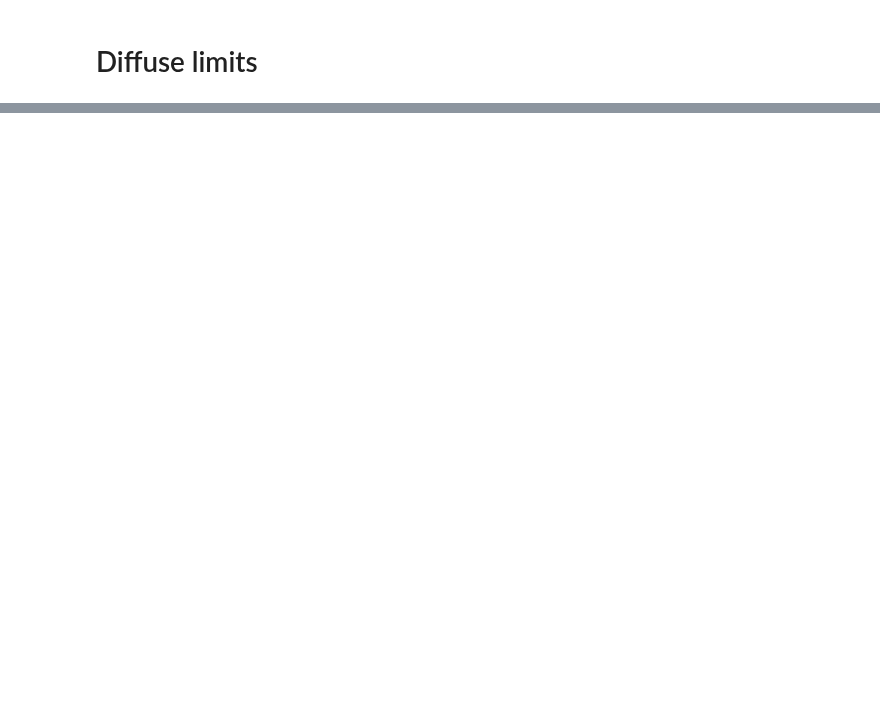
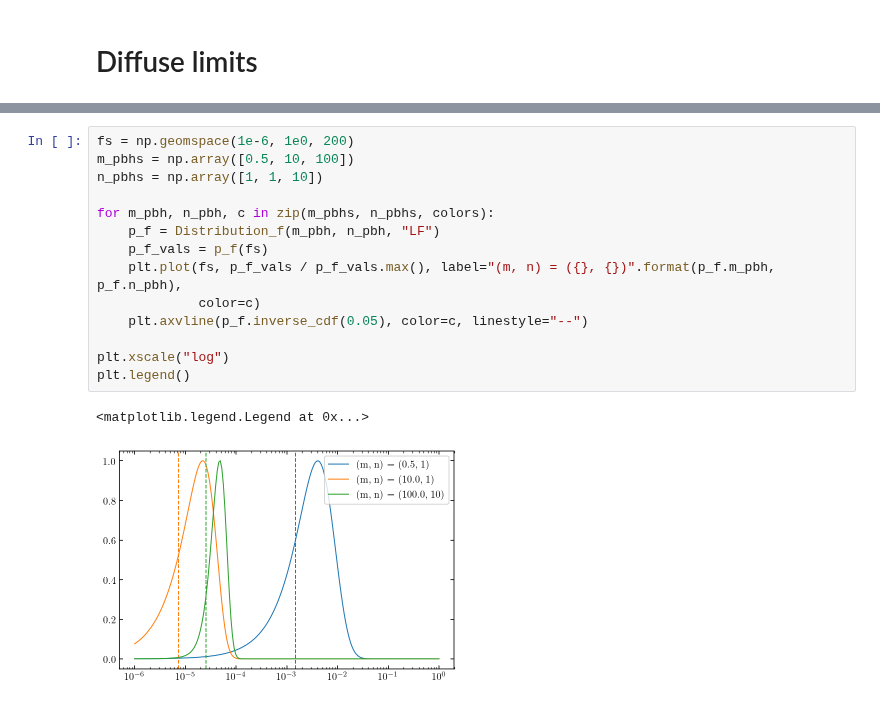
Before and after one commit to adam-coogan/pbhs_vs_wimps, a Jupyter notebook: frequentist_limits.ipynb, the cells around one changed output, grey strips where cells are left out. Drawn from its saved outputs; the diff is of its cells as text; blank space fills up the shorter version.

```diff
--- a/frequentist_limits.ipynb
+++ b/frequentist_limits.ipynb
@@ -51,0 +253,17 @@ array([2.24077629e-07])
+# %%
+fs = np.geomspace(1e-6, 1e0, 200)
+m_pbhs = np.array([0.5, 10, 100])
+n_pbhs = np.array([1, 1, 10])
+
+for m_pbh, n_pbh, c in zip(m_pbhs, n_pbhs, colors):
+    p_f = Distribution_f(m_pbh, n_pbh, "LF")
+    p_f_vals = p_f(fs)
+    plt.plot(fs, p_f_vals / p_f_vals.max(), label="(m, n) = ({}, {})".format(p_f.m_pbh, p_f.n_pbh),
+             color=c)
+    plt.axvline(p_f.inverse_cdf(0.05), color=c, linestyle="--")
+
+plt.xscale("log")
+plt.legend()
+# %% [output]
+<matplotlib.legend.Legend at 0x...>
+[figure, added]
```
Also changed, not shown: parts of 28 cells of this notebook, 4 other files.
